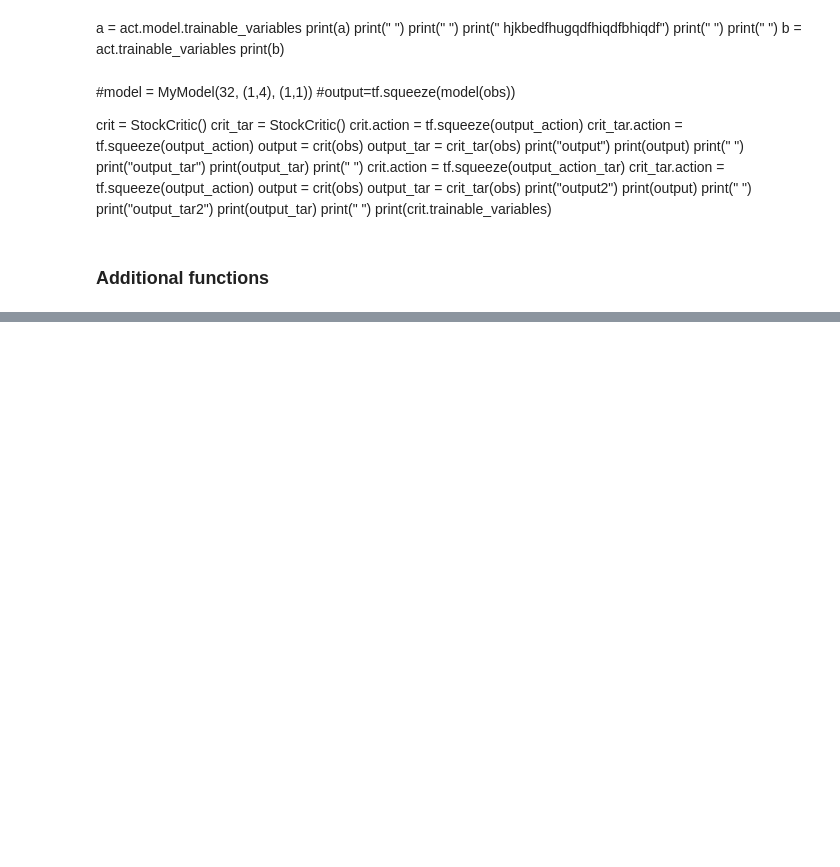
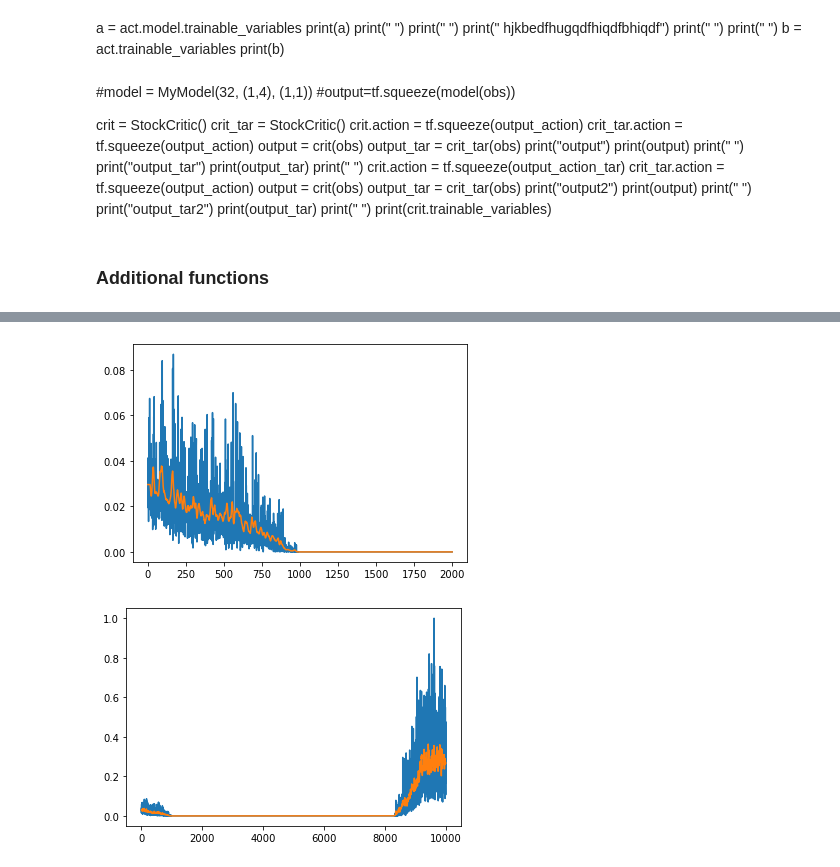
Before and after one commit to AceZz/P3A-Deep-Reinforcement-Learning, a Jupyter notebook: Stock-Trading-Environment/maintest.ipynb, the cells around one changed output, grey strips where cells are left out. Drawn from its saved outputs; the diff is of its cells as text; code cells hidden in the pictures; blank space fills up the shorter version.

```diff
--- a/Stock-Trading-Environment/maintest.ipynb
+++ b/Stock-Trading-Environment/maintest.ipynb
@@ -26,11 +26,6 @@ obs = env.reset()
 for i in range(5):
     action, _states = (base_action, None)
     obs, rewards, done, info = env.step(action)
-#print(obs)
-obs = env.reset()
-obs=np.expand_dims(obs,axis=0)
-obs=np.expand_dims(obs,axis=0)
-print(obs)
 # %% [output]
 [[[[3.80342860e-03 3.74628560e-03 3.82885700e-03 3.99885720e-03
     4.02485740e-03 4.14142880e-03]
@@ -234,0 +203,9 @@ plt.show()
+# %%
+table_loss = []
+iteration = 1
+
+for i in range(iteration):
+    table_loss.append(DDPG(100,100))
+    print(" ")
+    print(i)
+    print(" ")
@@ -234,0 +230,33 @@ plt.show()
+# %%
+t = np.arange(0, 10000, 1)
+table_loss  = np.asarray(table_loss)
+max_table = np.amax(table_loss)
+table_loss = np.divide(table_loss,max_table)
+everage = np.sum(table_loss ,axis=0)/iteration
+
+def smoothTriangle(data, degree):
+    triangle=np.concatenate((np.arange(degree + 1), np.arange(degree)[::-1])) # up then down
+    smoothed=[]
+
+    for i in range(degree, len(data) - degree * 2):
+        point=data[i:i + len(triangle)] * triangle
+        smoothed.append(np.sum(point)/np.sum(triangle))
+    # Handle boundaries
+    smoothed=[smoothed[0]]*int(degree + degree/2) + smoothed
+    while len(smoothed) < len(data):
+        smoothed.append(smoothed[-1])
+    return smoothed
+
+s_everage = smoothTriangle(everage, 10)
+plt.plot(t[0:2000],everage[0:2000])
+plt.plot(t[0:2000],s_everage[0:2000])
+plt.show()
+
+for i in range(iteration):
+    s = smoothTriangle(table_loss[i], 10)
+    plt.plot(t,table_loss[i])
+    plt.plot(t,s)
+    plt.show()
+# %% [output]
+[figure, added]
+[figure, added]
```
Also changed, not shown: parts of 6 cells of this notebook, 1 other file.
